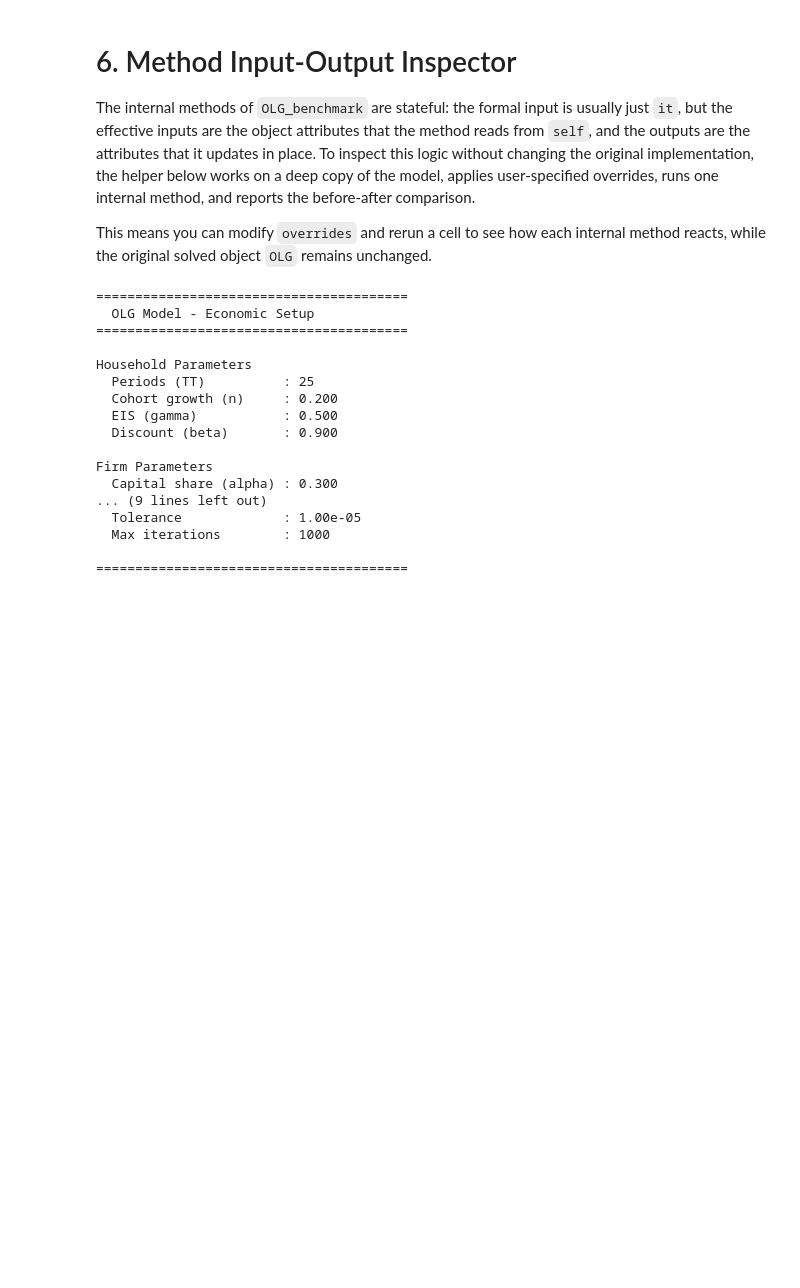
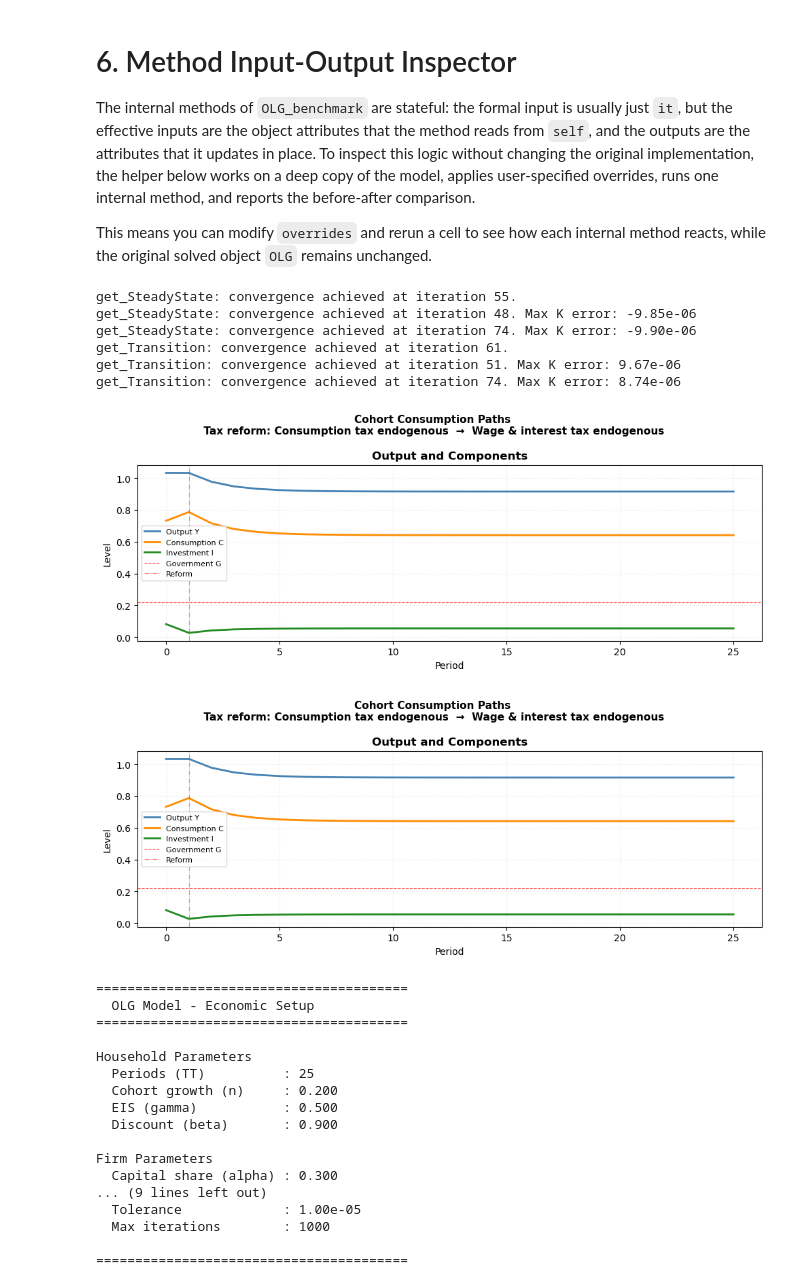
Before and after one commit to Zhuangfu-Zhao/basic_olg, a Jupyter notebook: OLG.ipynb, the cells around one changed output. Saved outputs shown, nothing was run; the diff lists cells and outputs as text; code cells hidden in the pictures; blank space fills up the shorter version.

```diff
--- a/OLG.ipynb
+++ b/OLG.ipynb
@@ -406,3 +408,26 @@ from OLG_module import OLG_benchmark
+# %%
+OLG = OLG_benchmark(25, 0.2, 0.5, 0.9, 0.3, 0.1, tax_0=1, tax_1=2, tol=0.00001, itermax=1000)
+OLG2 = OLG_benchmark_2(25, 0.2, 0.5, 0.9, 0.3, 0.1, tax_0=1, tax_1=2, tol=0.00001, itermax=1000)
+OLG3 = OLG_benchmark_3(25, 0.2, 0.5, 0.9, 0.3, 0.1, tax_0=1, tax_1=2, tol=0.00001, itermax=1000)
+OLG.get_SteadyState()
+OLG2.get_SteadyState()
+OLG3.get_SteadyState()
+OLG.get_Transition()
+OLG2.get_Transition()
+OLG3.get_Transition()
+# %% [output]
+get_SteadyState: convergence achieved at iteration 55.
+get_SteadyState: convergence achieved at iteration 48. Max K error: -9.85e-06
+get_SteadyState: convergence achieved at iteration 74. Max K error: -9.90e-06
+get_Transition: convergence achieved at iteration 61.
+get_Transition: convergence achieved at iteration 51. Max K error: 9.67e-06
+get_Transition: convergence achieved at iteration 74. Max K error: 8.74e-06
+# %%
+OLG2.plot_output_components()
+OLG3.plot_output_components()
+# %% [output]
+[figure, added]
+[figure, added]
 # %%
 OLG = OLG_benchmark(25, 0.2, 0.5, 0.9, 0.3, 0.1, tax_0=1, tax_1=2)
 OLG.info()
```
Also changed, not shown: parts of 11 cells of this notebook, 3 other files.
